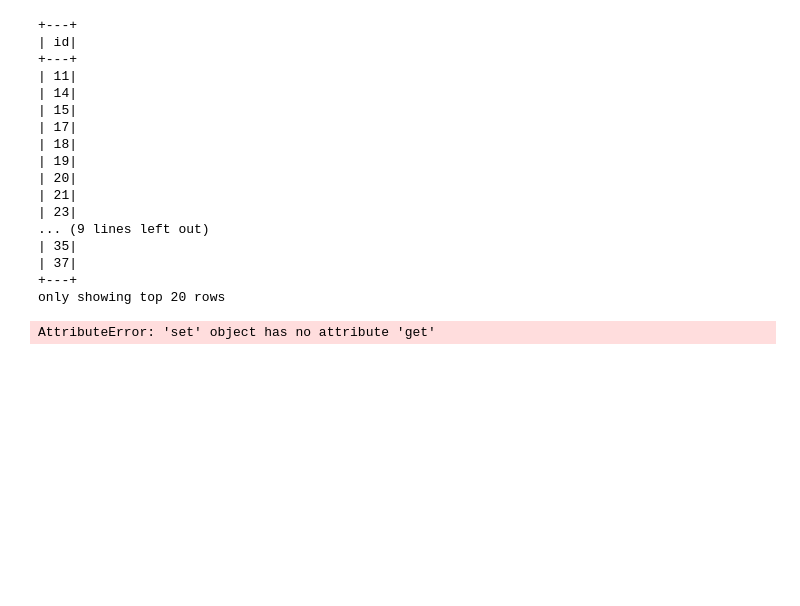
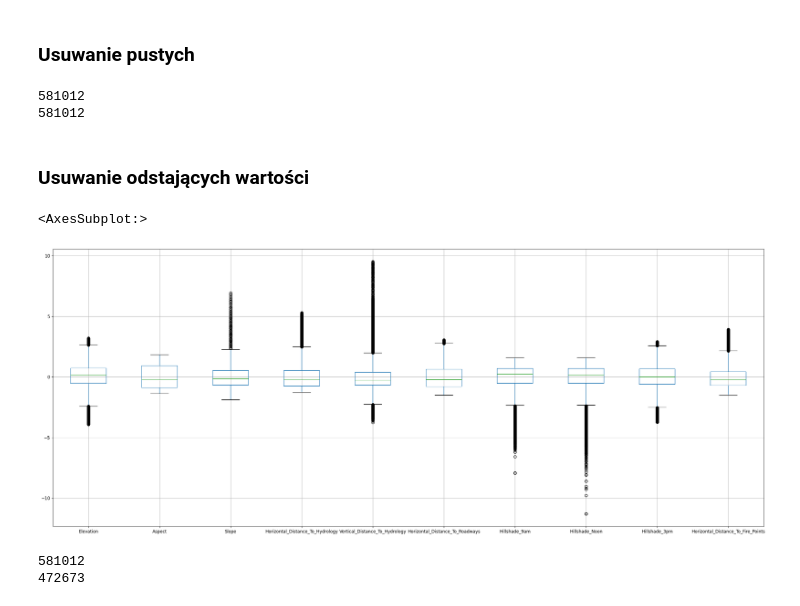
Before and after one commit to krzosa/MiNADZB_2, a Jupyter notebook: MiNADZB.ipynb, the cells around one changed output. Cells and saved outputs as stored; diff of their text form; code cells hidden in the pictures; blank space fills up the shorter version.

```diff
--- a/MiNADZB.ipynb
+++ b/MiNADZB.ipynb
@@ -127,24 +81,38 @@ df4 = df_index.filter(~df_index.id.isin(s))
-# %%
-df4.select("id").show()
-# %% [output]
-+---+
-| id|
-+---+
-| 11|
-| 14|
-| 15|
-| 17|
-| 18|
-| 19|
-| 20|
-| 21|
-| 23|
-... (9 lines left out)
-| 35|
-| 37|
-+---+
-only showing top 20 rows
-# %%
-s
-# %% [output]
-AttributeError: 'set' object has no attribute 'get'
+# %% [markdown]
+### Usuwanie pustych
+# %%
+print(df3.count())
+df3 = df3.dropna()
+print(df3.count())
+# %% [output]
+581012
+581012
+# %% [markdown]
+### Usuwanie odstających wartości
+# %%
+figure(figsize=(30, 12), dpi=120)
+data.boxplot()
+# %% [output]
+<AxesSubplot:>
+[figure, added]
+# %%
+df4 = df3
+for i in df.columns:
+    try:
+        int(i)
+    except:
+        if i != "id" and i != "SoilType":
+            quantiles = df3.stat.approxQuantile(i, [0.25,0.75],0.0)
+            Q1 = quantiles[0]
+            Q3 = quantiles[1]
+            IQR = Q3 - Q1
+            lowerRange = Q1 - 1.5*IQR
+            upperRange = Q3+ 1.5*IQR
+            df4 = df4.filter(f"{i} >= {lowerRange} and {i} <= {upperRange}")
+
+# outliers.show()
+print(df3.count())
+print(df4.count())
+# %% [output]
+581012
+472673
```
Also changed, not shown: parts of 24 cells of this notebook.
